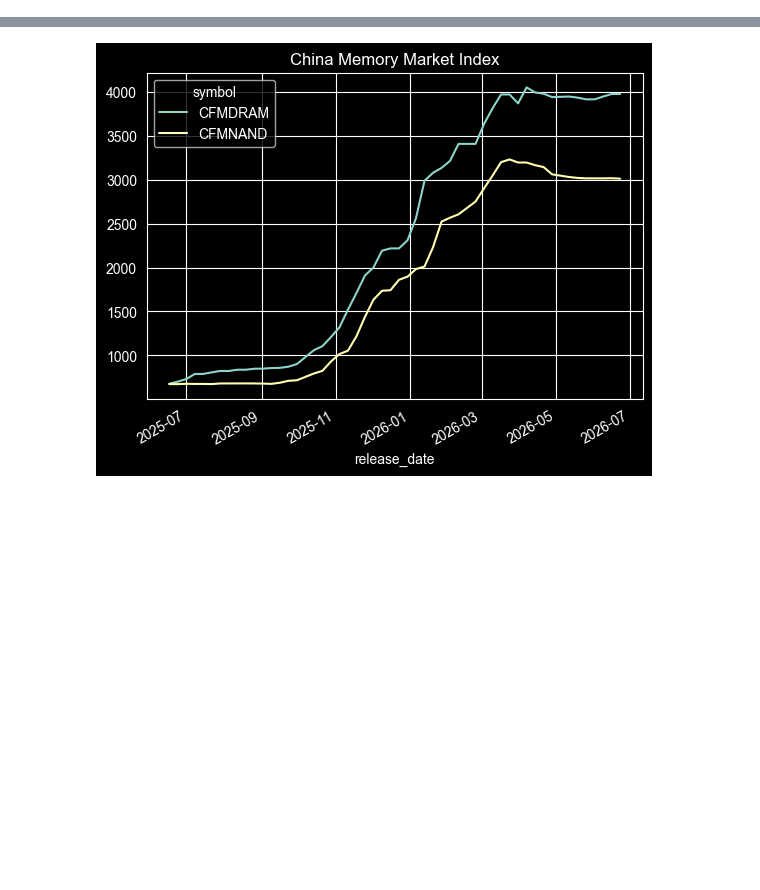
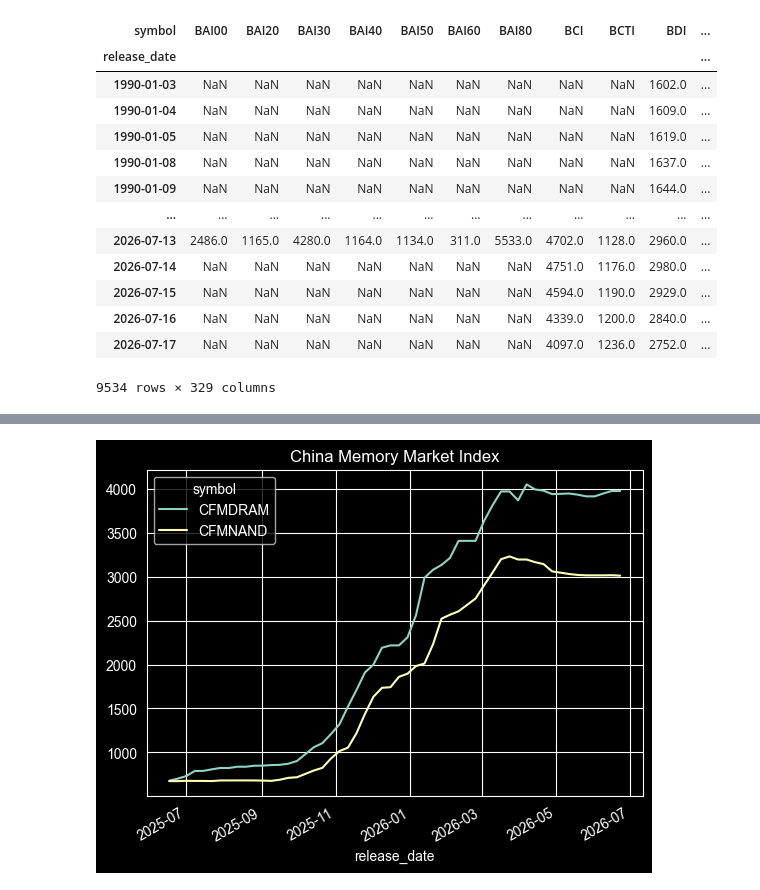
Before and after one commit to Tommylee1013/FinancialData, a Jupyter notebook: Notes/data_valid.ipynb, the cells around one changed output, grey strips where cells are left out. Drawn from its saved outputs; the diff is of its cells as text; code cells hidden in the pictures; blank space fills up the shorter version.

```diff
--- a/Notes/data_valid.ipynb
+++ b/Notes/data_valid.ipynb
@@ -269,6 +23,27 @@ freights = FreightService(db_path='../database/alternative_data.duckdb')
 industry = IndustryService(db_path='../database/alternative_data.duckdb')
 macro = MacroService(db_path = '../database/alternative_data.duckdb')
 market = PriceService(db_path = '../database/alternative_data.duckdb')
+# %%
+freights.get_series(
+    symbols = freights.available_symbols(),
+    index_set = 'release_date',
+    full_data = False
+)
+# %% [output]
+| symbol | BAI00 | BAI20 | BAI30 | BAI40 | BAI50 | BAI60 | BAI80 | BCI | BCTI | BDI | ... |
+| release_date |  |  |  |  |  |  |  |  |  |  | ... |
+| 1990-01-03 | NaN | NaN | NaN | NaN | NaN | NaN | NaN | NaN | NaN | 1602.0 | ... |
+| 1990-01-04 | NaN | NaN | NaN | NaN | NaN | NaN | NaN | NaN | NaN | 1609.0 | ... |
+| 1990-01-05 | NaN | NaN | NaN | NaN | NaN | NaN | NaN | NaN | NaN | 1619.0 | ... |
+| 1990-01-08 | NaN | NaN | NaN | NaN | NaN | NaN | NaN | NaN | NaN | 1637.0 | ... |
+| 1990-01-09 | NaN | NaN | NaN | NaN | NaN | NaN | NaN | NaN | NaN | 1644.0 | ... |
+| ... | ... | ... | ... | ... | ... | ... | ... | ... | ... | ... | ... |
+| 2026-07-13 | 2486.0 | 1165.0 | 4280.0 | 1164.0 | 1134.0 | 311.0 | 5533.0 | 4702.0 | 1128.0 | 2960.0 | ... |
+| 2026-07-14 | NaN | NaN | NaN | NaN | NaN | NaN | NaN | 4751.0 | 1176.0 | 2980.0 | ... |
+| 2026-07-15 | NaN | NaN | NaN | NaN | NaN | NaN | NaN | 4594.0 | 1190.0 | 2929.0 | ... |
+| 2026-07-16 | NaN | NaN | NaN | NaN | NaN | NaN | NaN | 4339.0 | 1200.0 | 2840.0 | ... |
+| 2026-07-17 | NaN | NaN | NaN | NaN | NaN | NaN | NaN | 4097.0 | 1236.0 | 2752.0 | ... |
+9534 rows × 329 columns
 # %%
 freights.get_series(
     symbols = 'GSCPI',
```
Also changed, not shown: parts of 58 cells of this notebook, 1 other file.
